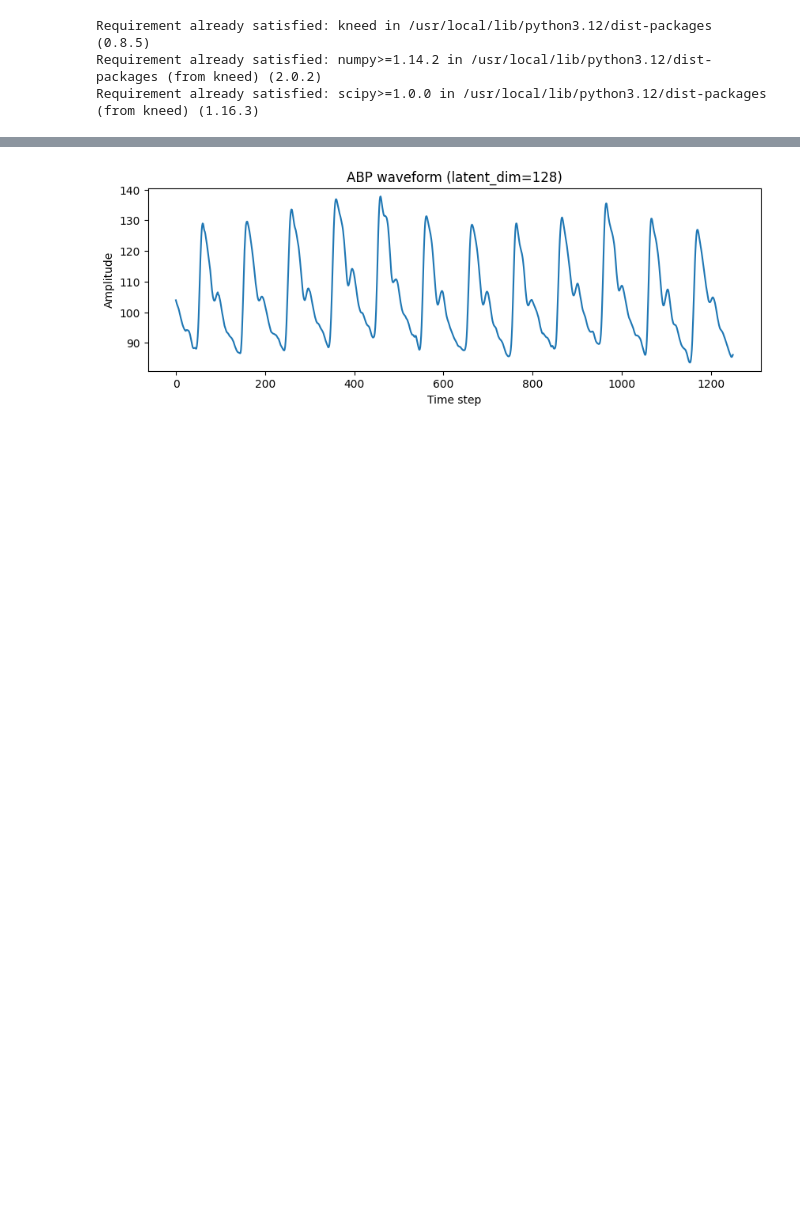
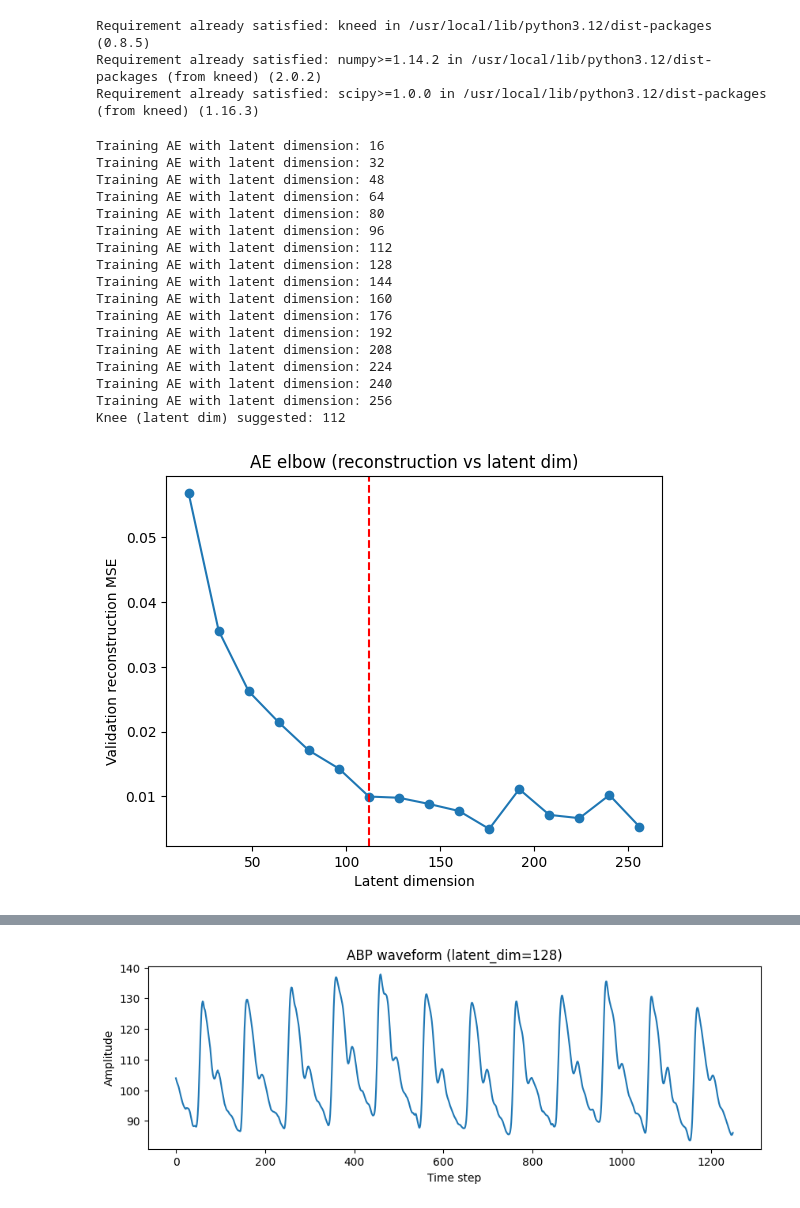
Before and after one commit to yiheng870106/Mathematics-of-Data-Science-Project-4-yiheng, a Jupyter notebook: project4.ipynb, the cells around one changed output, grey strips where cells are left out. Drawn from its saved outputs; the diff is of its cells as text; code cells hidden in the pictures; blank space fills up the shorter version.

```diff
--- a/project4.ipynb
+++ b/project4.ipynb
@@ -980,7 +986,6 @@ Requirement already satisfied: numpy>=1.14.2 in /usr/local/lib/python3.12/dist-p
 Requirement already satisfied: scipy>=1.0.0 in /usr/local/lib/python3.12/dist-packages (from kneed) (1.16.3)
 # %%
 ABP0 = ABP[0].copy()
-n = int(len(ABP)*0.9)
 
 # normalization
 mean = np.mean(ABP)
@@ -989,7 +994,7 @@ ABP -= mean
 ABP /= std
 
 # wrap in PyTorch TensorDatasets and DataLoaders
-ABP_loader = DataLoader(TensorDataset(torch.from_numpy(ABP.astype(np.float32))), batch_size=1024, shuffle=False)
+ABP_loader = DataLoader(TensorDataset(torch.from_numpy(ABP.astype(np.float32))), batch_size=512, shuffle=False)
 # %%
 # train a fully connected or 1D convolutional autoencoder (AE) to minimize reconstruction loss (MSE between reconstructed and true ABP).
 
@@ -1035,7 +1040,7 @@ def evaluate_loop(model, val_loader, loss_fn = nn.MSELoss()):
     val_loss /= len(val_loader.dataset)
     return val_loss
 
-def train_model(model, train_loader, epochs=300, lr=0.001, loss_fn = nn.MSELoss()):
+def train_model(model, train_loader, epochs=100, lr=0.001, loss_fn = nn.MSELoss()):
     model = model.to(device)
     optimizer = torch.optim.Adam(model.parameters(), lr=lr)
 
@@ -1043,7 +1048,7 @@ def train_model(model, train_loader, epochs=300, lr=0.001, loss_fn = nn.MSELoss(
     prev_loss = float('inf')
     patience = 10
     patience_counter = 0
-    tol = 0.0001
+    n_epochs = epochs
 
     start = time.time()
     for epoch in range(epochs):
@@ -1060,16 +1065,19 @@ def train_model(model, train_loader, epochs=300, lr=0.001, loss_fn = nn.MSELoss(
         train_loss /= len(train_loader.dataset)
 
         # convergence
-        if prev_loss - train_loss >= tol:
+        if prev_loss > train_loss:
+          prev_loss = train_loss
           patience_counter = 0
+          torch.save(model.state_dict(), "best_model.pt")
         else:
           patience_counter += 1
           if patience_counter >= patience:
+            n_epochs = epoch+1 - patience
             break
-        prev_loss = train_loss
     end = time.time()
+    model.load_state_dict(torch.load("best_model.pt"))
 
-    return model, train_loss, end - start, epoch+1
+    return model, evaluate_loop(model,train_loader), end - start, n_epochs
 # %%
 # perform an elbow analysis to choose a latent dimension.
 
@@ -1079,6 +1087,7 @@ def train_AE(latent_list):
   results = []
 
   for ld in latent_list:
+      print("Training AE with latent dimension:", ld)
       model = FCAutoencoder(latent_dim=ld)
       trained_model, mse, training_time, epochs = train_model(model, ABP_loader)
 
@@ -1104,11 +1113,6 @@ def train_AE(latent_list):
               "generated": x_rec
           }
 
-      # free memory
-      del trained_model
-      gc.collect()
-      torch.cuda.empty_cache()
-
   results_df = pd.DataFrame(results)
   # print(results_df)
   knee = KneeLocator(latent_list, results_df['mse'], curve='convex', direction='decreasing')
@@ -1123,5 +1127,24 @@ def train_AE(latent_list):
   plt.title("AE elbow (reconstruction vs latent dim)")
   plt.show()
 # %%
-latent_list1 = list(range(8, 257, 8))
-train_AE(latent_list)
+latent_list1 = list(range(16, 257, 16))
+train_AE(latent_list1)
+# %% [output]
+Training AE with latent dimension: 16
+Training AE with latent dimension: 32
+Training AE with latent dimension: 48
+Training AE with latent dimension: 64
+Training AE with latent dimension: 80
+Training AE with latent dimension: 96
+Training AE with latent dimension: 112
+Training AE with latent dimension: 128
+Training AE with latent dimension: 144
+Training AE with latent dimension: 160
+Training AE with latent dimension: 176
+Training AE with latent dimension: 192
+Training AE with latent dimension: 208
+Training AE with latent dimension: 224
+Training AE with latent dimension: 240
+Training AE with latent dimension: 256
+Knee (latent dim) suggested: 112
+[figure, added]
```
Also changed, not shown: parts of 9 cells of this notebook.
